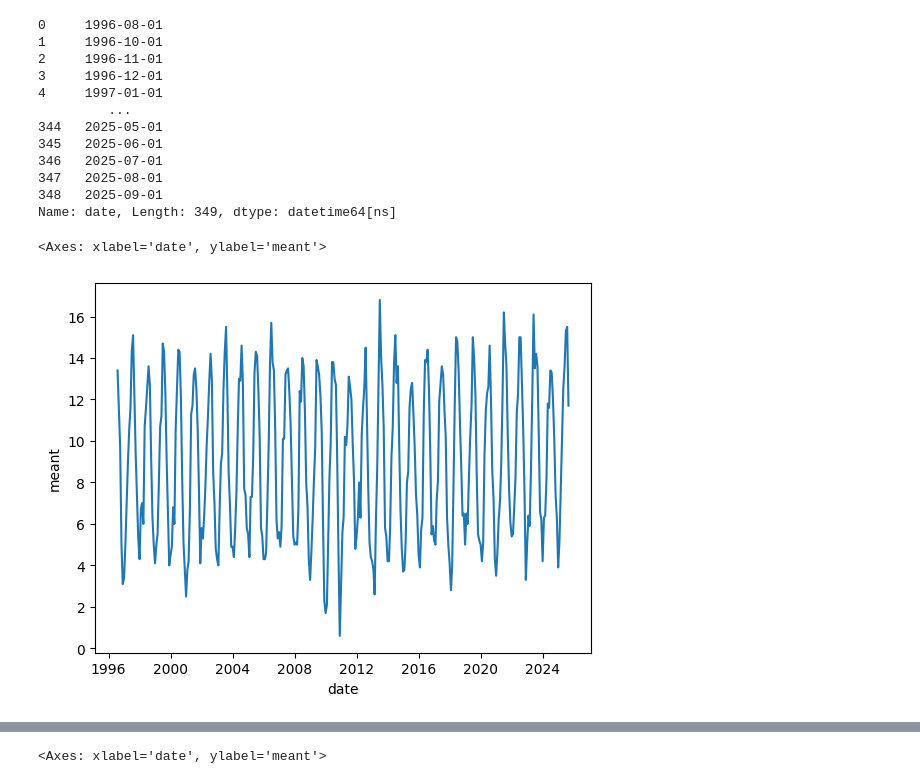
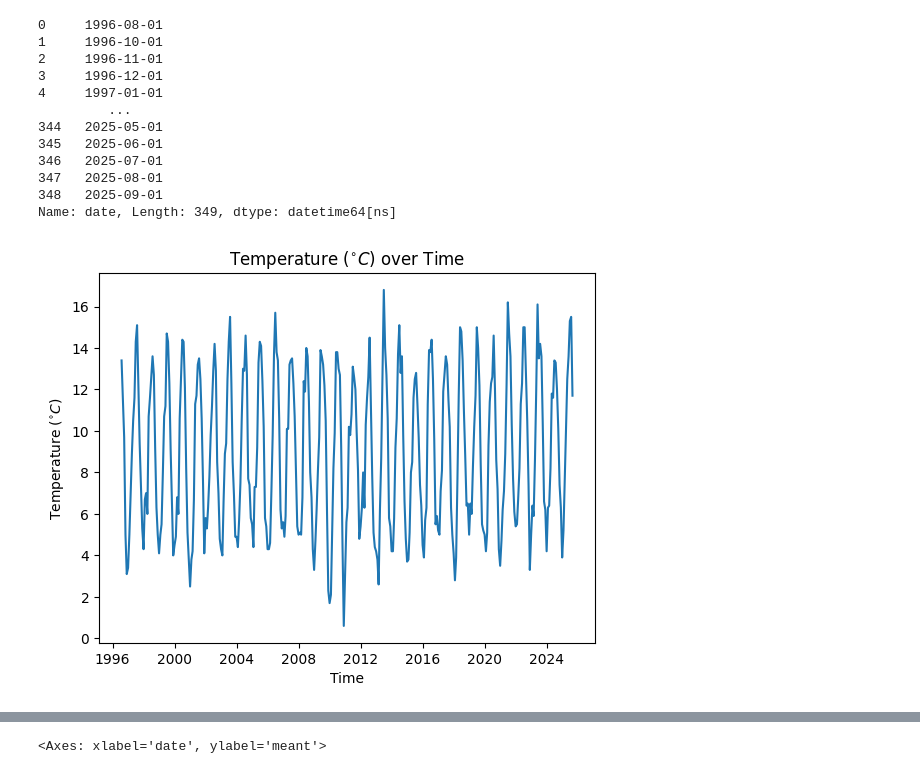
Before and after one commit to fin81985/PFDA-Assignments, a Jupyter notebook: assignment_6_Weather.ipynb, the cells around one changed output, grey strips where cells are left out. Cells and saved outputs as stored; diff of their text form; code cells hidden in the pictures.

```diff
--- a/assignment_6_Weather.ipynb
+++ b/assignment_6_Weather.ipynb
@@ -61,10 +62,19 @@ Name: date, Length: 349, dtype: datetime64[ns]
 # %%
 
 
 # plot the mean temperature
-sns.lineplot(data=df, x="date", y="meant")
+
+fig, ax = plt.subplots()
+
+sns.lineplot(data=df, x="date", y="meant", ax=ax)
+
+# Use raw strings (r"...") to prevent invalid escape warnings
+ax.set_ylabel(r'Temperature ($^{\circ}C$)')
+ax.set_xlabel('Time')
+ax.set_title(r'Temperature ($^{\circ}C$) over Time')
+
+plt.show()
 # %% [output]
-<Axes: xlabel='date', ylabel='meant'>
-[figure, old version]
+[figure, new version]
 # %%
 
```
Also changed, not shown: parts of 6 cells of this notebook.
